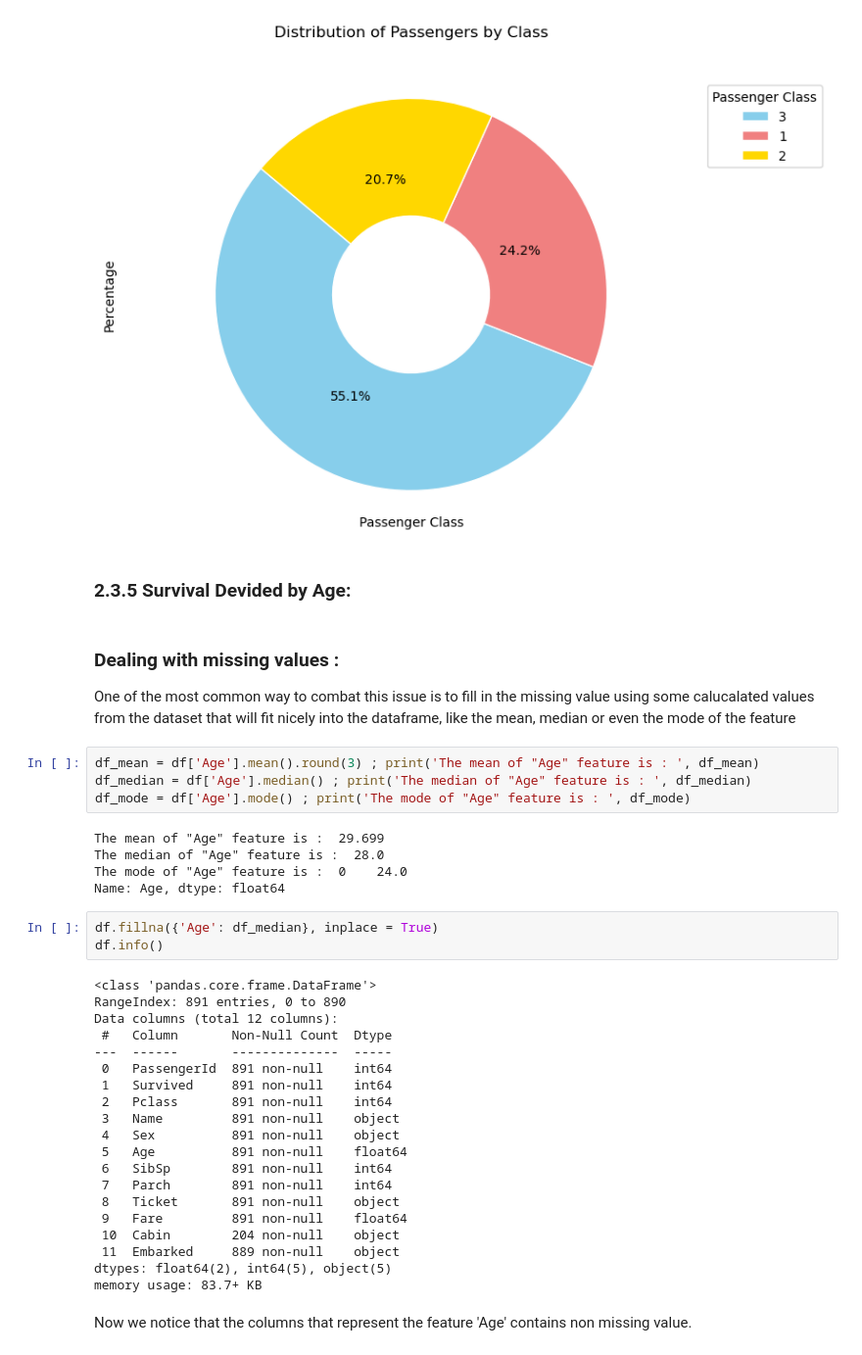
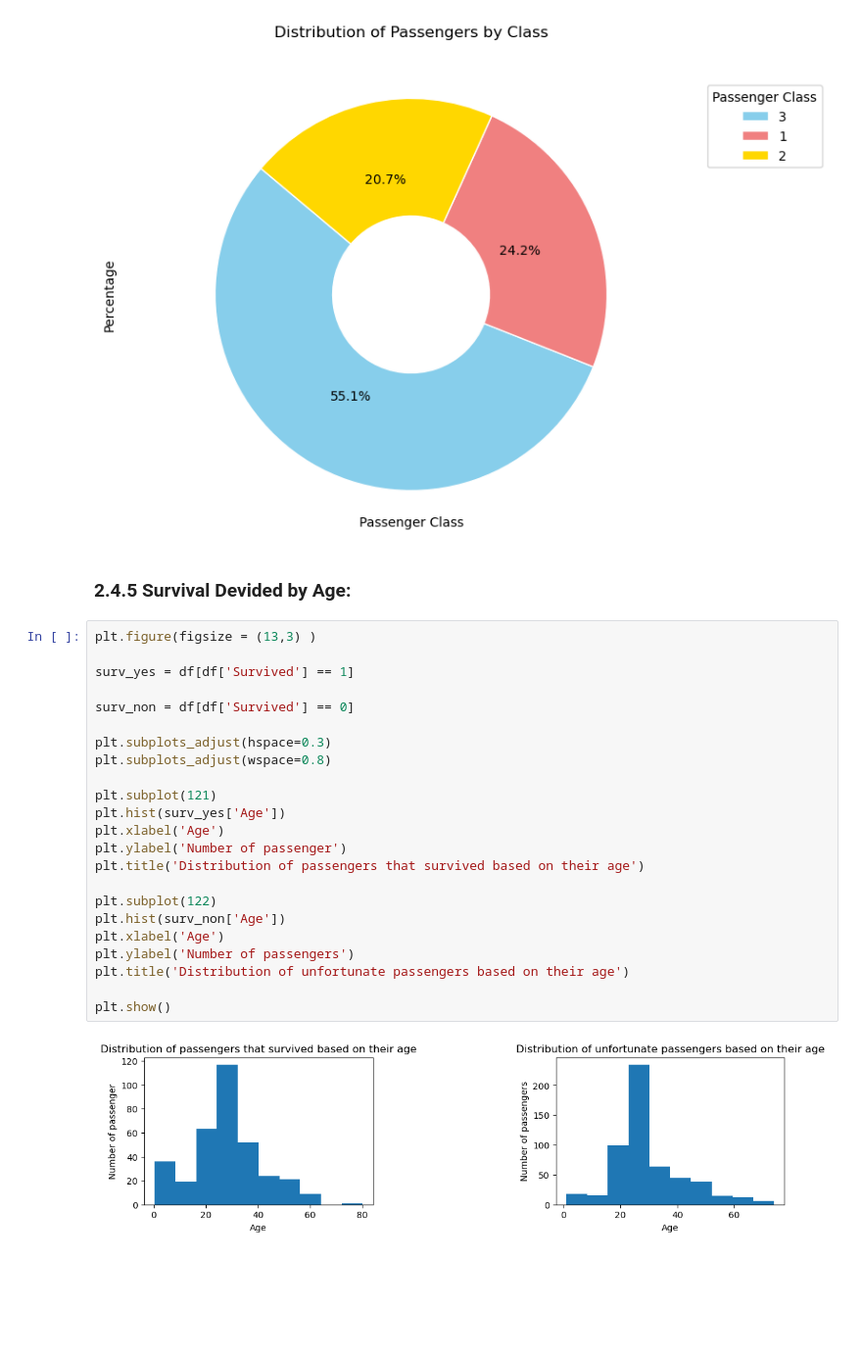
Before and after one commit to ImadElMaftouhi/codsoft, a Jupyter notebook: TITANIC SURVIVAL PREDICTION/main.ipynb, the cells around one changed output. Shown at 98% size. Saved outputs shown, nothing was run; the diff lists cells and outputs as text; blank space fills up the shorter version.

Commit message:
Preprocessing data

```diff
--- a/TITANIC SURVIVAL PREDICTION/main.ipynb
+++ b/TITANIC SURVIVAL PREDICTION/main.ipynb
@@ -330,41 +392,29 @@ plt.show()
 # %% [output]
 [figure]
 # %% [markdown]
-### 2.3.5 Survival Devided by Age:
+### 2.4.5 Survival Devided by Age:
-# %% [markdown]
-### Dealing with missing values :
-One of the most common way to combat this issue is to fill in the missing value using some calucalated values from the dataset that will fit nicely into the dataframe, like the mean, median or even the mode of the feature
-# %%
-df_mean = df['Age'].mean().round(3) ; print('The mean of "Age" feature is : ', df_mean)
-df_median = df['Age'].median() ; print('The median of "Age" feature is : ', df_median)
-df_mode = df['Age'].mode() ; print('The mode of "Age" feature is : ', df_mode)
-# %% [output]
-The mean of "Age" feature is :  29.699
-The median of "Age" feature is :  28.0
-The mode of "Age" feature is :  0    24.0
-Name: Age, dtype: float64
-# %%
-df.fillna({'Age': df_median}, inplace = True)
-df.info()
-# %% [output]
-<class 'pandas.core.frame.DataFrame'>
-RangeIndex: 891 entries, 0 to 890
-Data columns (total 12 columns):
- #   Column       Non-Null Count  Dtype
----  ------       --------------  -----
- 0   PassengerId  891 non-null    int64
- 1   Survived     891 non-null    int64
- 2   Pclass       891 non-null    int64
- 3   Name         891 non-null    object
- 4   Sex          891 non-null    object
- 5   Age          891 non-null    float64
- 6   SibSp        891 non-null    int64
- 7   Parch        891 non-null    int64
- 8   Ticket       891 non-null    object
- 9   Fare         891 non-null    float64
- 10  Cabin        204 non-null    object
- 11  Embarked     889 non-null    object
-dtypes: float64(2), int64(5), object(5)
-memory usage: 83.7+ KB
-# %% [markdown]
-Now we notice that the columns that represent the feature 'Age' contains non missing value.
+# %%
+plt.figure(figsize = (13,3) )
+
+surv_yes = df[df['Survived'] == 1]
+
+surv_non = df[df['Survived'] == 0]
+
+plt.subplots_adjust(hspace=0.3)
+plt.subplots_adjust(wspace=0.8)
+
+plt.subplot(121)
+plt.hist(surv_yes['Age'])
+plt.xlabel('Age')
+plt.ylabel('Number of passenger')
+plt.title('Distribution of passengers that survived based on their age')
+
+plt.subplot(122)
+plt.hist(surv_non['Age'])
+plt.xlabel('Age')
+plt.ylabel('Number of passengers')
+plt.title('Distribution of unfortunate passengers based on their age')
+
+plt.show()
+# %% [output]
+[figure, added]
```
Also changed, not shown: parts of 16 cells of this notebook.
